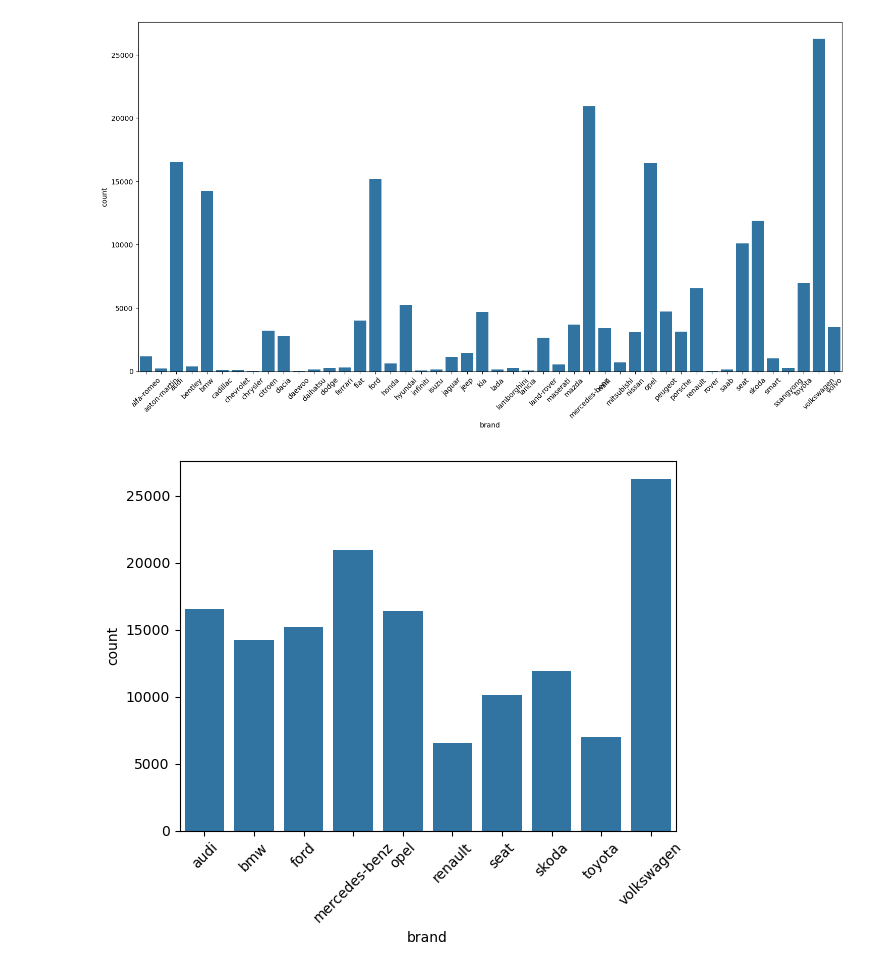
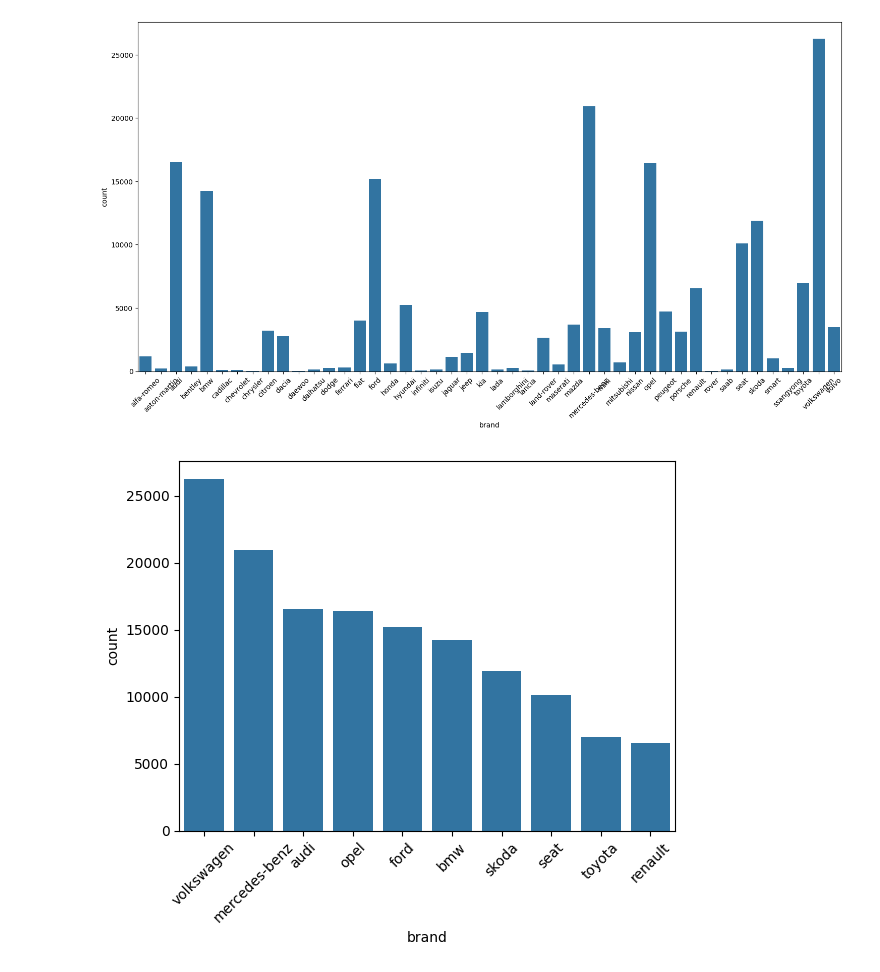
Before and after one commit to saintLaurentII/ML_PROJ, a Jupyter notebook: v1.ipynb, the cells around one changed output. Drawn from its saved outputs; the diff is of its cells as text; code cells hidden in the pictures.

```diff
--- a/v1.ipynb
+++ b/v1.ipynb
@@ -204,8 +207,8 @@ plt.show()
 # %%
 #top 10 most present brands
 top_brands = cars['brand'].value_counts().nlargest(10).index
-sns.countplot(data=cars[cars['brand'].isin(top_brands)], x='brand')
+sns.countplot(data=cars[cars['brand'].isin(top_brands)], x='brand', order=top_brands)
 plt.xticks(rotation=45)
 plt.show()
 # %% [output]
-[figure, old version]
+[figure, new version]
```
Also changed, not shown: parts of 4 cells of this notebook.
